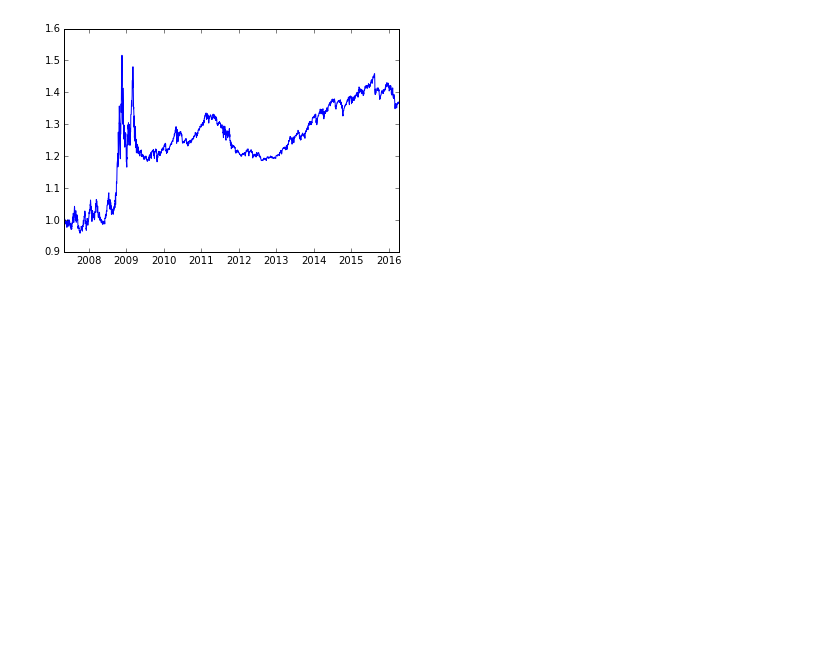
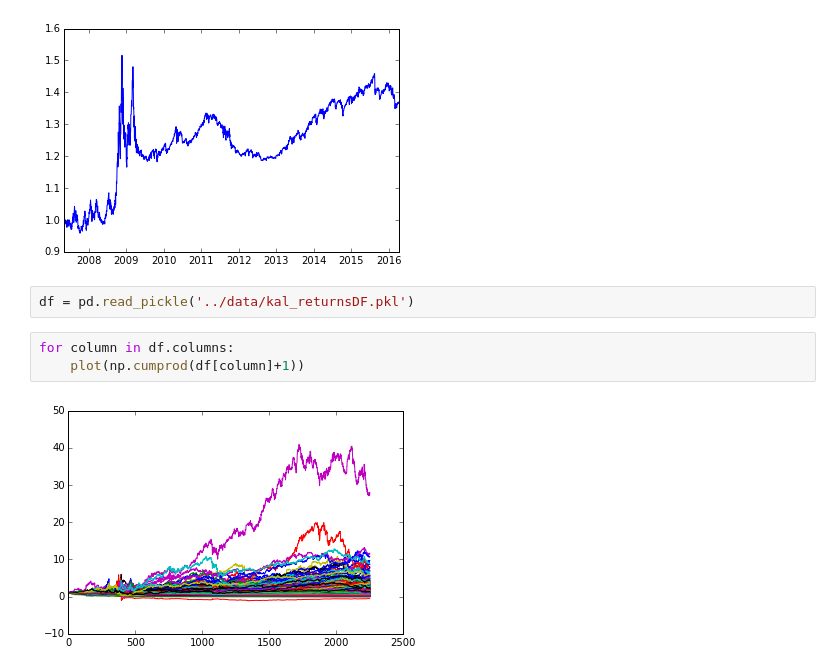
Before and after one commit to LiamConnell/AlgoResearch, a Jupyter notebook: SimulateTrades/SP500_results.ipynb, the cells around one changed output. Drawn from its saved outputs; the diff is of its cells as text; blank space fills up the shorter version.

```diff
--- a/SimulateTrades/SP500_results.ipynb
+++ b/SimulateTrades/SP500_results.ipynb
@@ -18,3 +18,10 @@ plot(ser.index,np.cumprod(ser+1))
 # %% [output]
 [<matplotlib.lines.Line2D at 0x...>]
 [figure]
+# %%
+df = pd.read_pickle('../data/kal_returnsDF.pkl')
+# %%
+for column in df.columns:
+    plot(np.cumprod(df[column]+1))
+# %% [output]
+[figure, added]
```
Also changed, not shown: parts of 1 cell of this notebook, 5 other files.
